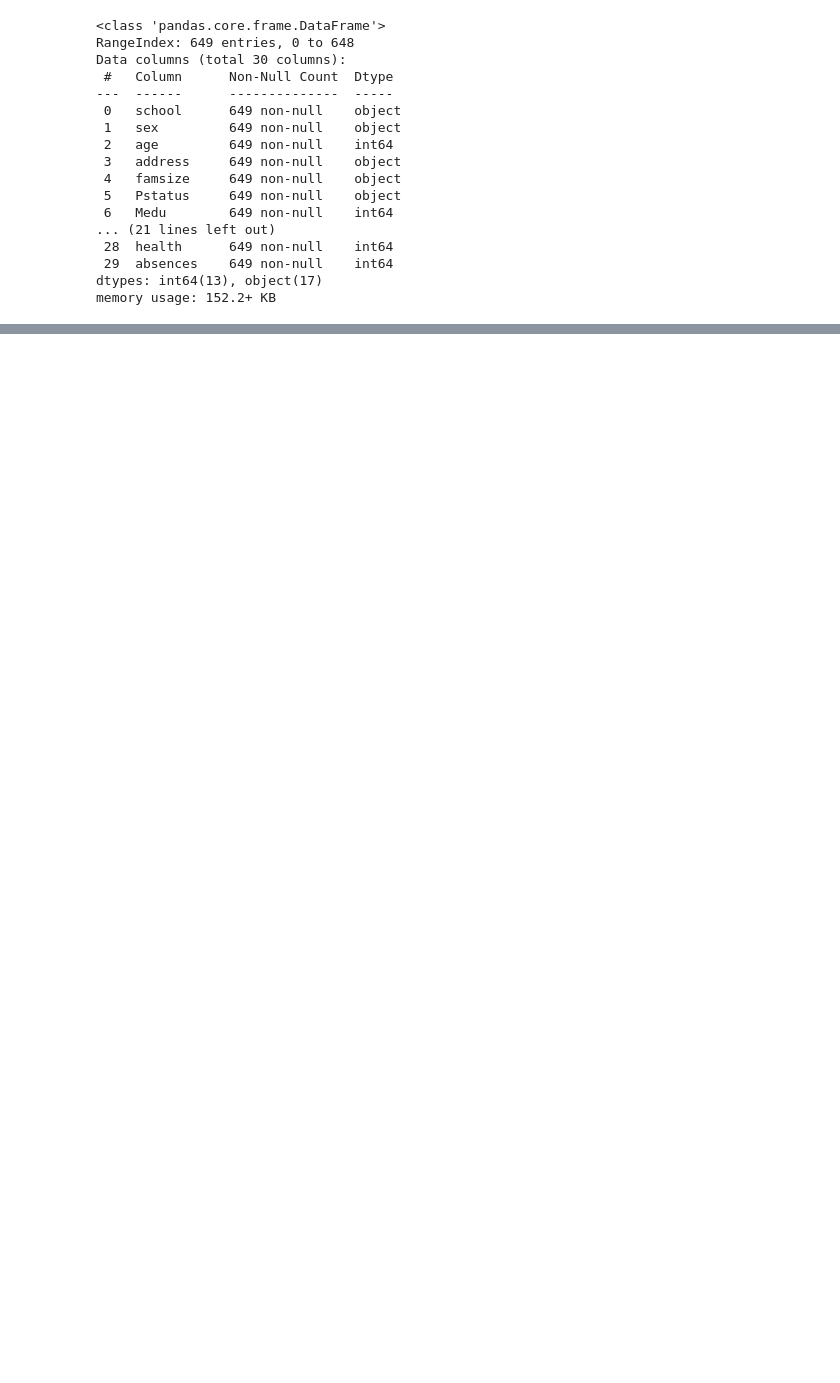
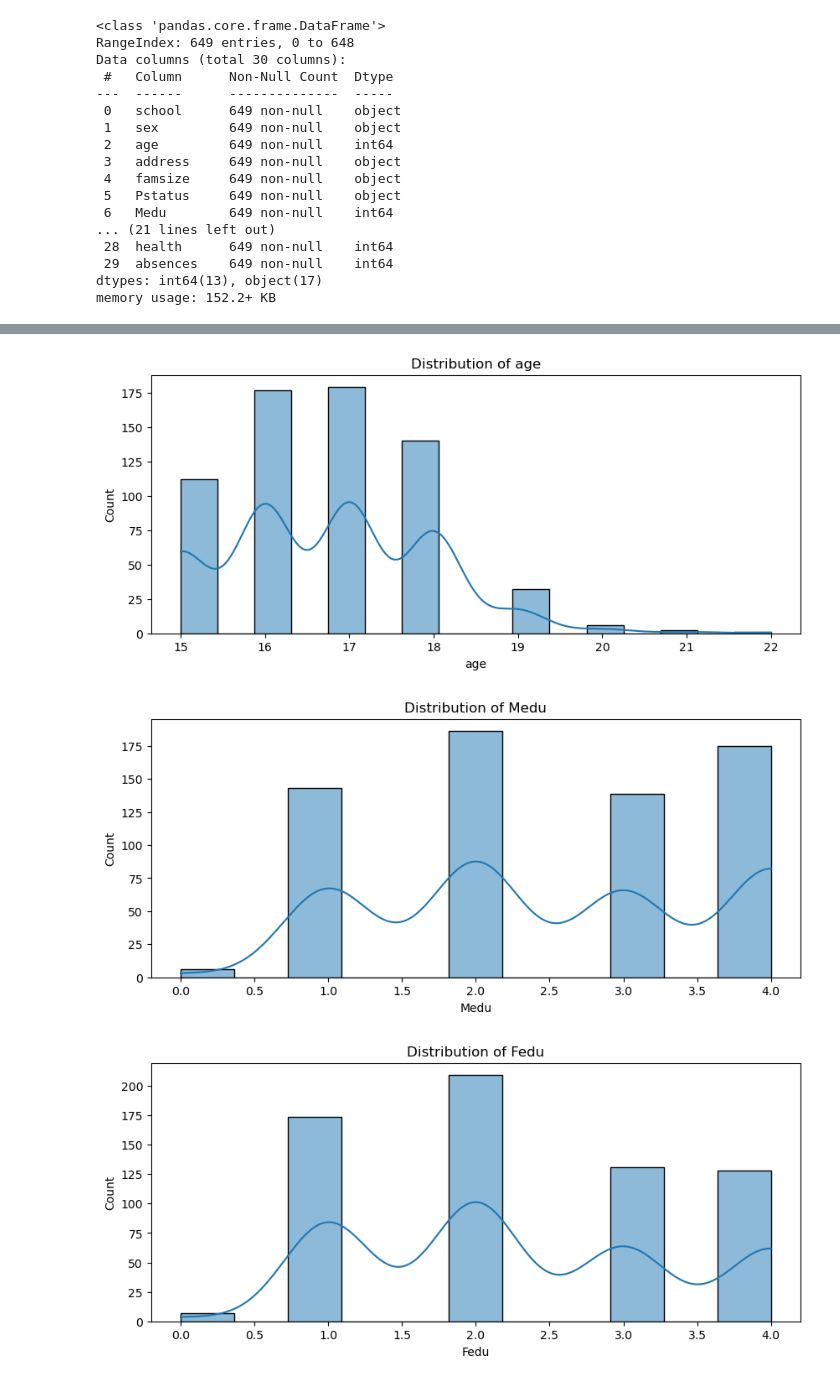
Before and after one commit to NeilTipton193/Student-Success-Study, a Jupyter notebook: Student Performance.ipynb, the cells around one changed output, grey strips where cells are left out. Saved outputs shown, nothing was run; the diff lists cells and outputs as text; code cells hidden in the pictures; blank space fills up the shorter version.

```diff
--- a/Student Performance.ipynb
+++ b/Student Performance.ipynb
@@ -160,0 +148,12 @@ print("Missing values in Y after imputation:\n", Y_imputed.isnull().sum())
+# %%
+# Visualize the distribution of numerical variables
+numerical_columns = ['age', 'Medu', 'Fedu']
+for column in numerical_columns:
+    plt.figure(figsize=(10, 4))
+    sns.histplot(data=X, x=column, kde=True, palette='viridis')
+    plt.title(f'Distribution of {column}')
+    plt.show()
+# %% [output]
+[figure, added]
+[figure, added]
+[figure, added]
```
Also changed, not shown: parts of 18 cells of this notebook.
